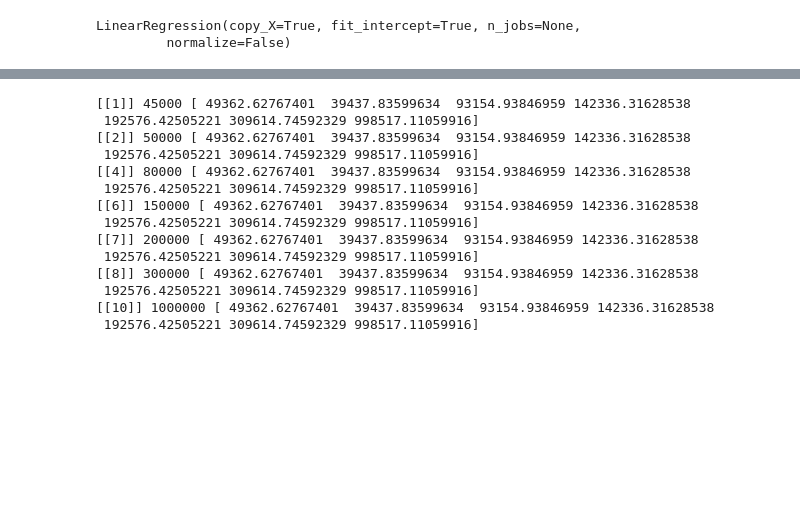
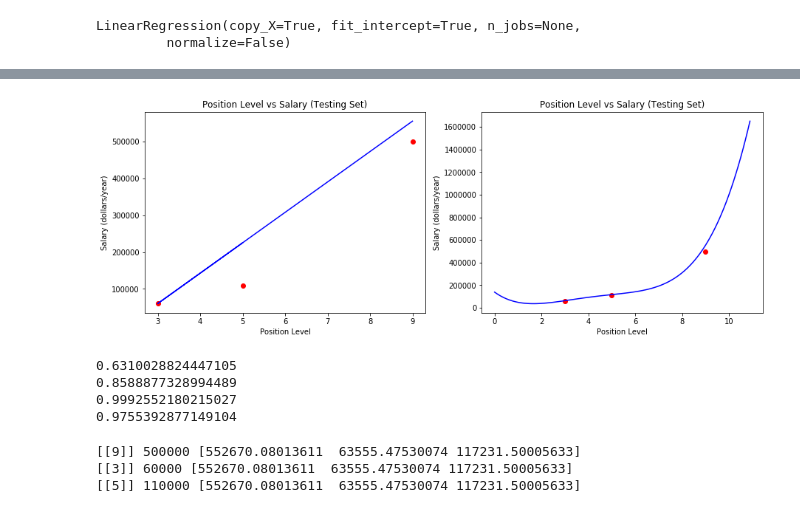
Before and after one commit to thongvhoang/Statistical-Machine-Learning, a Jupyter notebook: Learn-polynomial-regression/Position-Salaries-Prediction/Position-Salaries-Prediction.ipynb, the cells around one changed output, grey strips where cells are left out. Cells and saved outputs as stored; diff of their text form; code cells hidden in the pictures; blank space fills up the shorter version.

```diff
--- a/Learn-polynomial-regression/Position-Salaries-Prediction/Position-Salaries-Prediction.ipynb
+++ b/Learn-polynomial-regression/Position-Salaries-Prediction/Position-Salaries-Prediction.ipynb
@@ -84,2 +98,40 @@ plt.show()
+# %%
+#Visualize Training Set
+plt.figure(figsize=(15,5))
+
+plt.subplot(1,2,1)
+Y_pred = lin_reg.predict(X_test)
+plt.scatter(X_test, Y_test, color = "red")
+plt.plot(X_test, Y_pred, color = "blue")
+plt.title("Position Level vs Salary (Testing Set)")
+plt.xlabel("Position Level")
+plt.ylabel("Salary (dollars/year)")
+
+plt.subplot(1,2,2)
+X_dummy = np.arange(0, 11, 0.1).reshape(-1,1)
+X_dummy_poly = poly_transform.transform(X_dummy)
+Y_dummy_poly_pred = poly_lin_reg.predict(X_dummy_poly)
+plt.scatter(X_test, Y_test, color = "red")
+plt.plot(X_dummy, Y_dummy_poly_pred, color = "blue")
+plt.title("Position Level vs Salary (Testing Set)")
+plt.xlabel("Position Level")
+plt.ylabel("Salary (dollars/year)")
+plt.savefig("Testingset.png",dpi=120)
+plt.show()
+# %% [output]
+[figure, added]
+# %%
+print(lin_reg.score(X_train,Y_train))
+print(lin_reg.score(X_test,Y_test))
+
+print(r2_score(Y_train,Y_poly_pred))
+X_poly_test = poly_transform.fit_transform(X_test)
+Y_poly_pred = poly_lin_reg.predict(X_poly_test)
+print(r2_score(Y_test,Y_poly_pred))
+# %% [output]
+0.6310028824447105
+0.8588877328994489
+0.9992552180215027
+0.9755392877149104
 # %%
 def compare(i_example):
@@ -89,20 +141,9 @@ def compare(i_example):
     y_pred = poly_lin_reg.predict(x_poly)
     print(x, y, y_pred)
 # %%
-for i in range(len(X_train)):
+for i in range(len(X_test)):
     compare(i)
 # %% [output]
-[[1]] 45000 [ 49362.62767401  39437.83599634  93154.93846959 142336.31628538
- 192576.42505221 309614.74592329 998517.11059916]
-[[2]] 50000 [ 49362.62767401  39437.83599634  93154.93846959 142336.31628538
- 192576.42505221 309614.74592329 998517.11059916]
-[[4]] 80000 [ 49362.62767401  39437.83599634  93154.93846959 142336.31628538
- 192576.42505221 309614.74592329 998517.11059916]
-[[6]] 150000 [ 49362.62767401  39437.83599634  93154.93846959 142336.31628538
- 192576.42505221 309614.74592329 998517.11059916]
-[[7]] 200000 [ 49362.62767401  39437.83599634  93154.93846959 142336.31628538
- 192576.42505221 309614.74592329 998517.11059916]
-[[8]] 300000 [ 49362.62767401  39437.83599634  93154.93846959 142336.31628538
- 192576.42505221 309614.74592329 998517.11059916]
-[[10]] 1000000 [ 49362.62767401  39437.83599634  93154.93846959 142336.31628538
- 192576.42505221 309614.74592329 998517.11059916]
+[[9]] 500000 [552670.08013611  63555.47530074 117231.50005633]
+[[3]] 60000 [552670.08013611  63555.47530074 117231.50005633]
+[[5]] 110000 [552670.08013611  63555.47530074 117231.50005633]
```
Also changed, not shown: parts of 4 cells of this notebook, 10 other files.
